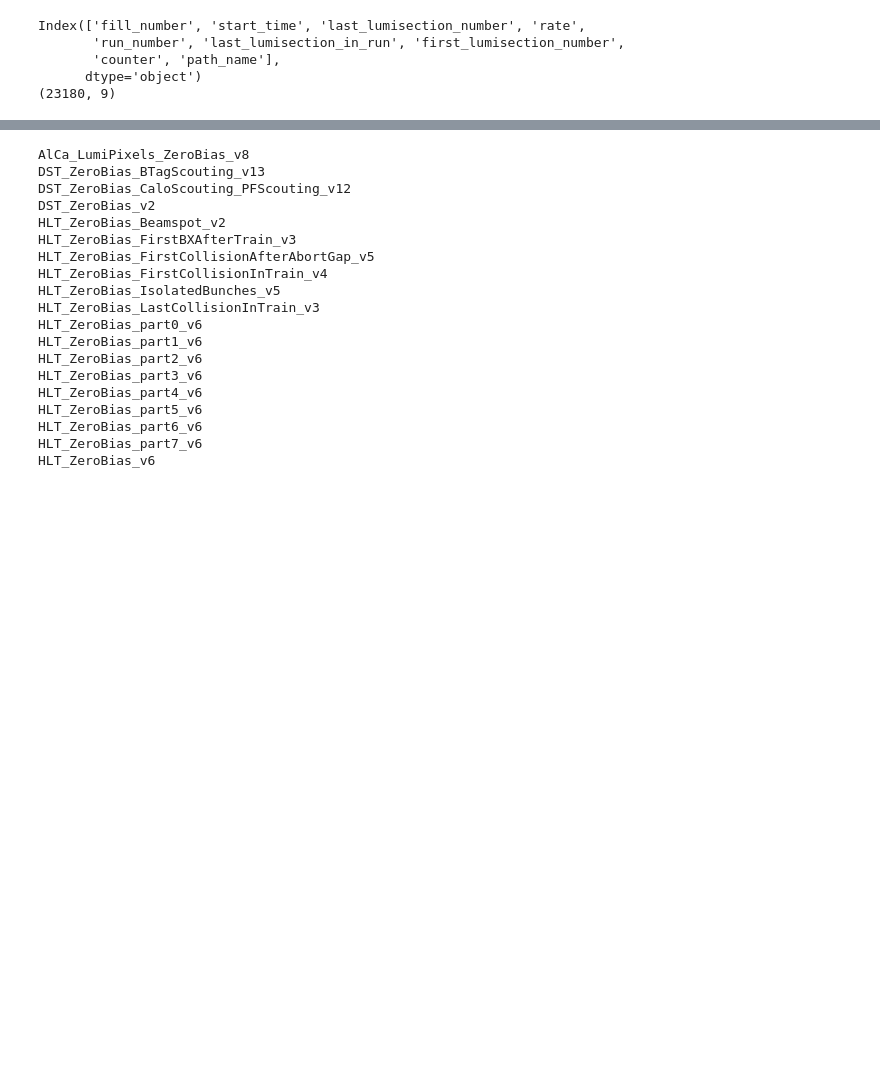
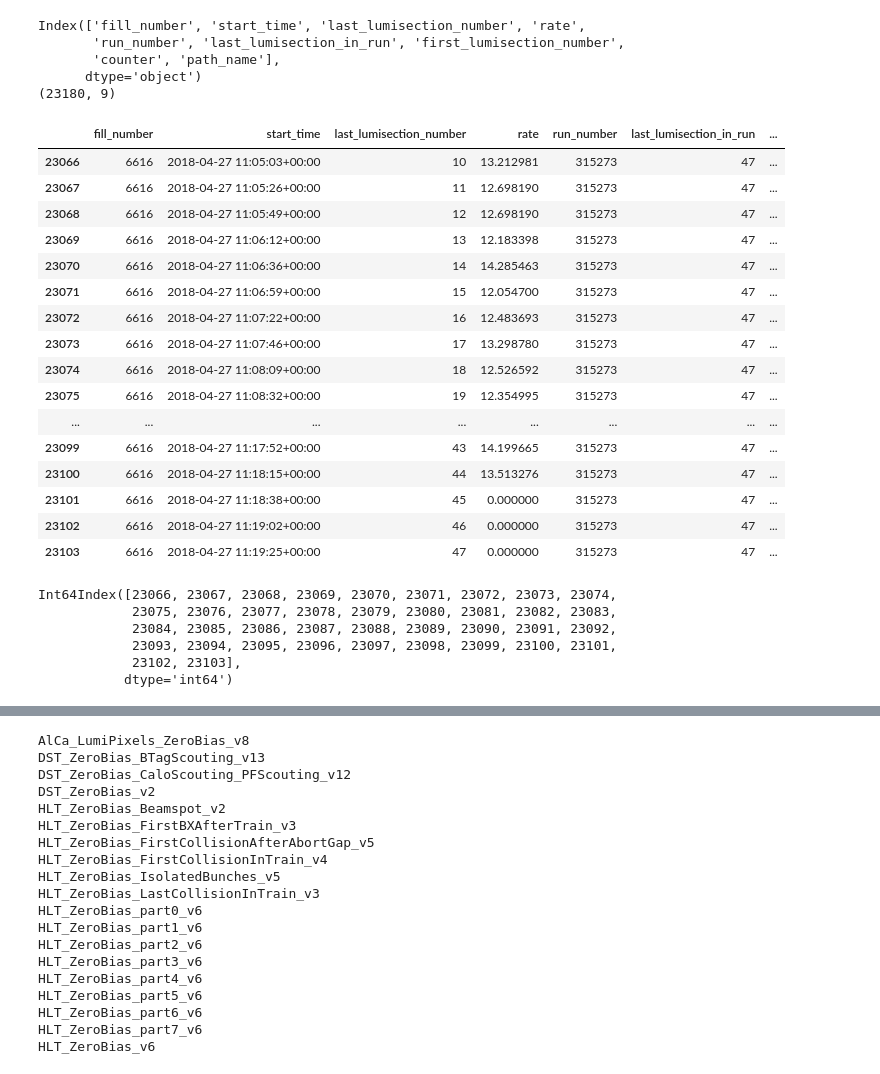
Before and after one commit to GuillermoFidalgo/OMS-results-and-tools, a Jupyter notebook: Toy OMS.ipynb, the cells around one changed output, grey strips where cells are left out. Drawn from its saved outputs; the diff is of its cells as text; code cells hidden in the pictures; blank space fills up the shorter version.

```diff
--- a/Toy OMS.ipynb
+++ b/Toy OMS.ipynb
@@ -97,3 +116,34 @@ Index(['fill_number', 'start_time', 'last_lumisection_number', 'rate',
        'counter', 'path_name'],
       dtype='object')
 (23180, 9)
+# %%
+gb=df.groupby(by="path_name")
+# %%
+gb.get_group("HLT_ZeroBias_v6")
+# %% [output]
+|  | fill_number | start_time | last_lumisection_number | rate | run_number | last_lumisection_in_run | ... |
+| 23066 | 6616 | 2018-04-27 11:05:03+00:00 | 10 | 13.212981 | 315273 | 47 | ... |
+| 23067 | 6616 | 2018-04-27 11:05:26+00:00 | 11 | 12.698190 | 315273 | 47 | ... |
+| 23068 | 6616 | 2018-04-27 11:05:49+00:00 | 12 | 12.698190 | 315273 | 47 | ... |
+| 23069 | 6616 | 2018-04-27 11:06:12+00:00 | 13 | 12.183398 | 315273 | 47 | ... |
+| 23070 | 6616 | 2018-04-27 11:06:36+00:00 | 14 | 14.285463 | 315273 | 47 | ... |
+| 23071 | 6616 | 2018-04-27 11:06:59+00:00 | 15 | 12.054700 | 315273 | 47 | ... |
+| 23072 | 6616 | 2018-04-27 11:07:22+00:00 | 16 | 12.483693 | 315273 | 47 | ... |
+| 23073 | 6616 | 2018-04-27 11:07:46+00:00 | 17 | 13.298780 | 315273 | 47 | ... |
+| 23074 | 6616 | 2018-04-27 11:08:09+00:00 | 18 | 12.526592 | 315273 | 47 | ... |
+| 23075 | 6616 | 2018-04-27 11:08:32+00:00 | 19 | 12.354995 | 315273 | 47 | ... |
+| ... | ... | ... | ... | ... | ... | ... | ... |
+| 23099 | 6616 | 2018-04-27 11:17:52+00:00 | 43 | 14.199665 | 315273 | 47 | ... |
+| 23100 | 6616 | 2018-04-27 11:18:15+00:00 | 44 | 13.513276 | 315273 | 47 | ... |
+| 23101 | 6616 | 2018-04-27 11:18:38+00:00 | 45 | 0.000000 | 315273 | 47 | ... |
+| 23102 | 6616 | 2018-04-27 11:19:02+00:00 | 46 | 0.000000 | 315273 | 47 | ... |
+| 23103 | 6616 | 2018-04-27 11:19:25+00:00 | 47 | 0.000000 | 315273 | 47 | ... |
+# %%
+df.groupby(by="path_name").groups["HLT_ZeroBias_v6"] #get_group("HLT_ZeroBias_v6")
+# %% [output]
+Int64Index([23066, 23067, 23068, 23069, 23070, 23071, 23072, 23073, 23074,
+            23075, 23076, 23077, 23078, 23079, 23080, 23081, 23082, 23083,
+            23084, 23085, 23086, 23087, 23088, 23089, 23090, 23091, 23092,
+            23093, 23094, 23095, 23096, 23097, 23098, 23099, 23100, 23101,
+            23102, 23103],
+           dtype='int64')
```
Also changed, not shown: parts of 10 cells of this notebook.
